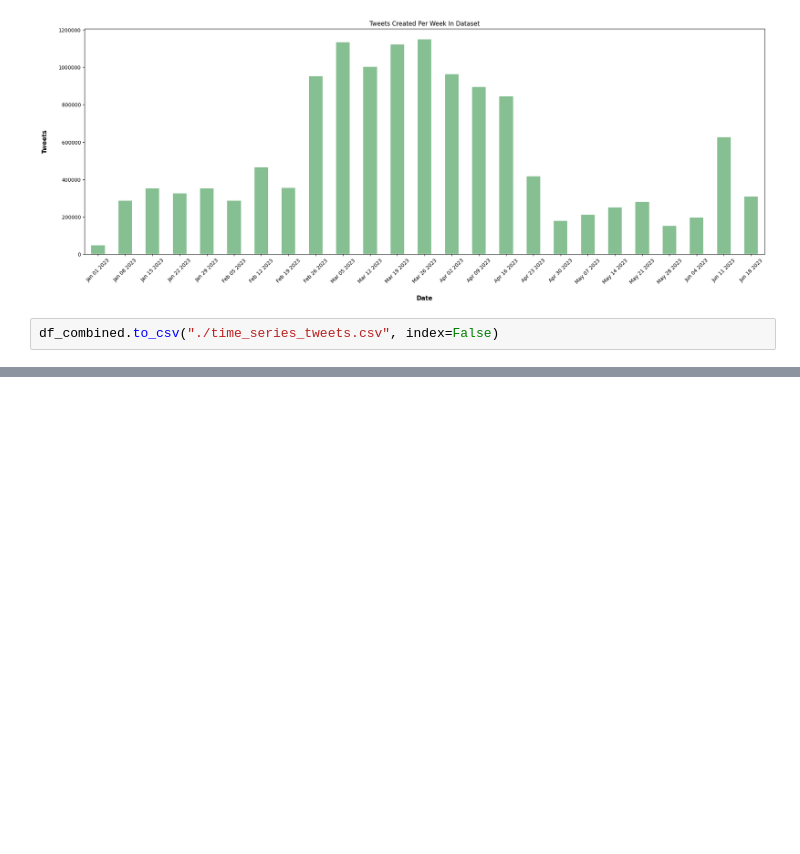
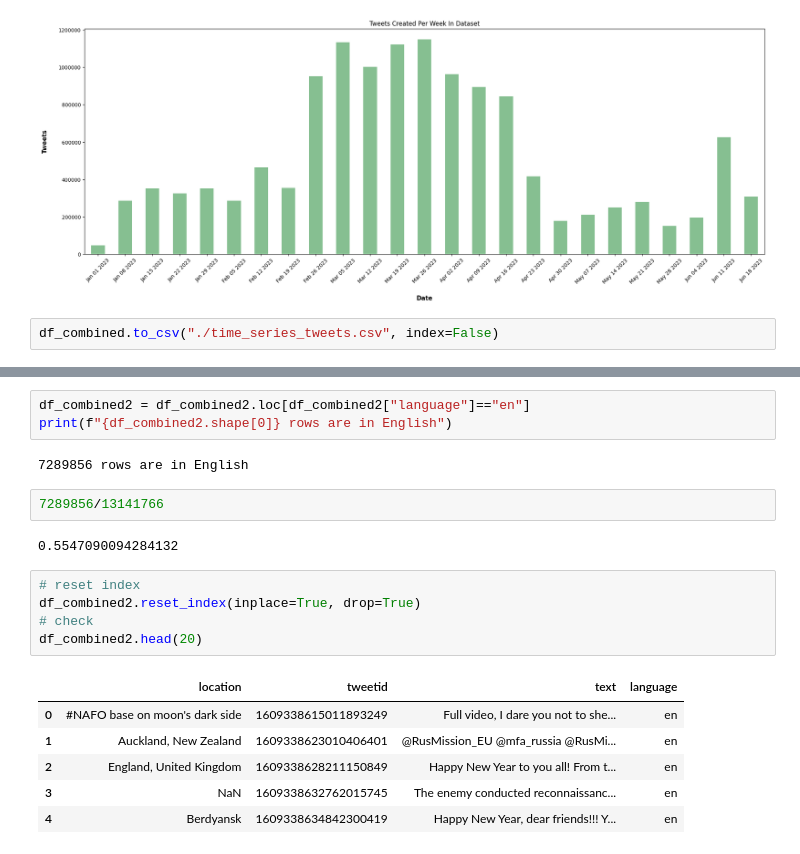
Before and after one commit to thokozani-msezane/MIT-805, a Jupyter notebook: Assignement2_code.ipynb, the cells around one changed output, grey strips where cells are left out. Drawn from its saved outputs; the diff is of its cells as text; blank space fills up the shorter version.

```diff
--- a/Assignement2_code.ipynb
+++ b/Assignement2_code.ipynb
@@ -249,0 +305,21 @@ df_combined.to_csv("./time_series_tweets.csv", index=False)
+# %%
+df_combined2 = df_combined2.loc[df_combined2["language"]=="en"]
+print(f"{df_combined2.shape[0]} rows are in English")
+# %% [output]
+7289856 rows are in English
+# %%
+7289856/13141766
+# %% [output]
+0.5547090094284132
+# %%
+# reset index
+df_combined2.reset_index(inplace=True, drop=True)
+# check
+df_combined2.head(20)
+# %% [output]
+|  | location | tweetid | text | language |
+| 0 | #NAFO base on moon's dark side | 1609338615011893249 | Full video, I dare you not to she... | en |
+| 1 | Auckland, New Zealand | 1609338623010406401 | @RusMission_EU @mfa_russia @RusMi... | en |
+| 2 | England, United Kingdom | 1609338628211150849 | Happy New Year to you all! From t... | en |
+| 3 | NaN | 1609338632762015745 | The enemy conducted reconnaissanc... | en |
+| 4 | Berdyansk | 1609338634842300419 | Happy New Year, dear friends!!! Y... | en |
```
Also changed, not shown: parts of 20 cells of this notebook.
